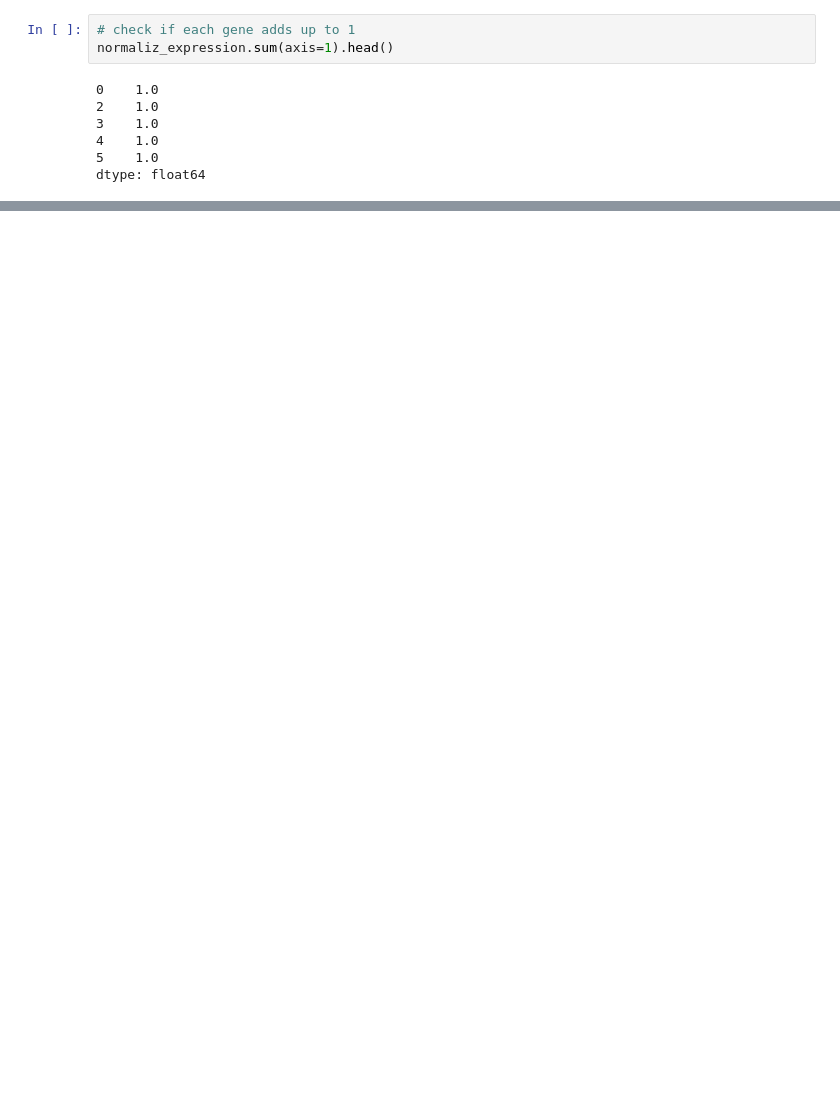
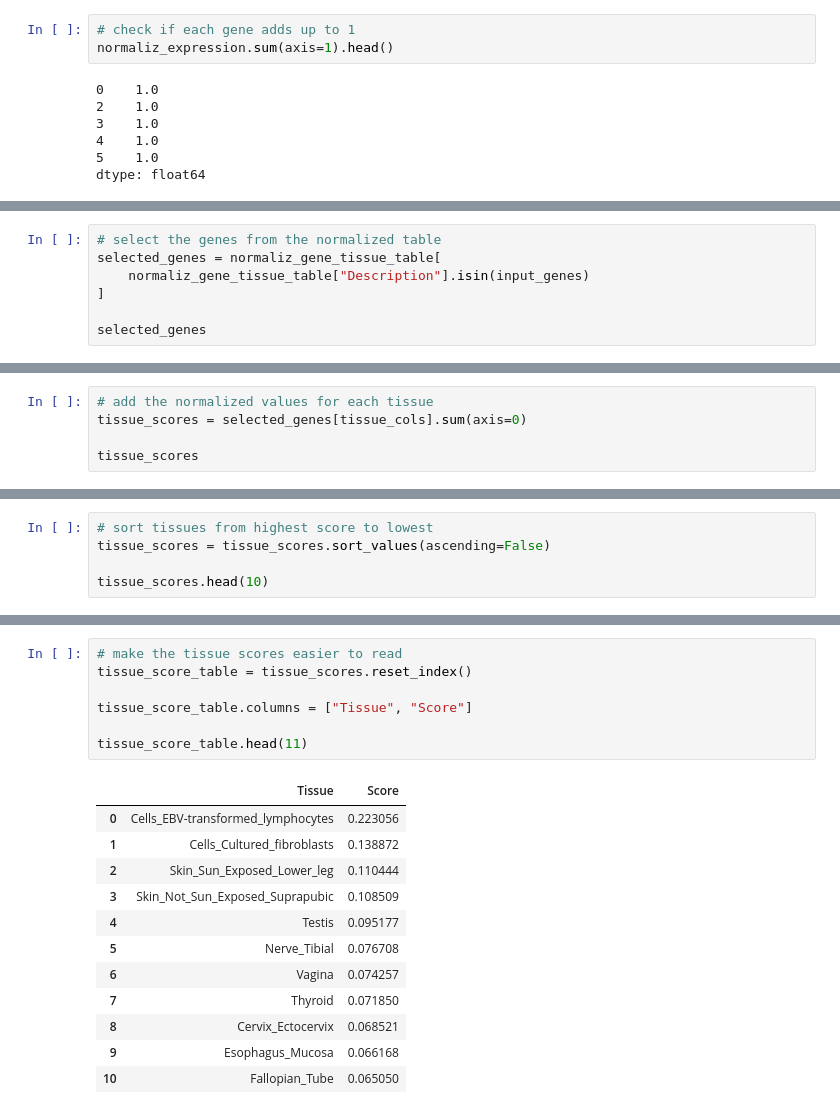
Before and after one commit to ElMehdi02/GTEx-gene-expression-research, a Jupyter notebook: notebook/data_exploration1.ipynb, the cells around one changed output, grey strips where cells are left out. Drawn from its saved outputs; the diff is of its cells as text; blank space fills up the shorter version.

```diff
--- a/notebook/data_exploration1.ipynb
+++ b/notebook/data_exploration1.ipynb
@@ -291,0 +294,7 @@ dtype: float64
+# %%
+# select the genes from the normalized table
+selected_genes = normaliz_gene_tissue_table[
+    normaliz_gene_tissue_table["Description"].isin(input_genes)
+]
+
+selected_genes
@@ -291,0 +307,5 @@ dtype: float64
+# %%
+# add the normalized values for each tissue
+tissue_scores = selected_genes[tissue_cols].sum(axis=0)
+
+tissue_scores
@@ -291,0 +325,5 @@ dtype: float64
+# %%
+# sort tissues from highest score to lowest
+tissue_scores = tissue_scores.sort_values(ascending=False)
+
+tissue_scores.head(10)
@@ -291,0 +342,20 @@ dtype: float64
+# %%
+# make the tissue scores easier to read
+tissue_score_table = tissue_scores.reset_index()
+
+tissue_score_table.columns = ["Tissue", "Score"]
+
+tissue_score_table.head(11)
+# %% [output]
+|  | Tissue | Score |
+| 0 | Cells_EBV-transformed_lymphocytes | 0.223056 |
+| 1 | Cells_Cultured_fibroblasts | 0.138872 |
+| 2 | Skin_Sun_Exposed_Lower_leg | 0.110444 |
+| 3 | Skin_Not_Sun_Exposed_Suprapubic | 0.108509 |
+| 4 | Testis | 0.095177 |
+| 5 | Nerve_Tibial | 0.076708 |
+| 6 | Vagina | 0.074257 |
+| 7 | Thyroid | 0.071850 |
+| 8 | Cervix_Ectocervix | 0.068521 |
+| 9 | Esophagus_Mucosa | 0.066168 |
+| 10 | Fallopian_Tube | 0.065050 |
```
Also changed, not shown: parts of 24 cells of this notebook.
